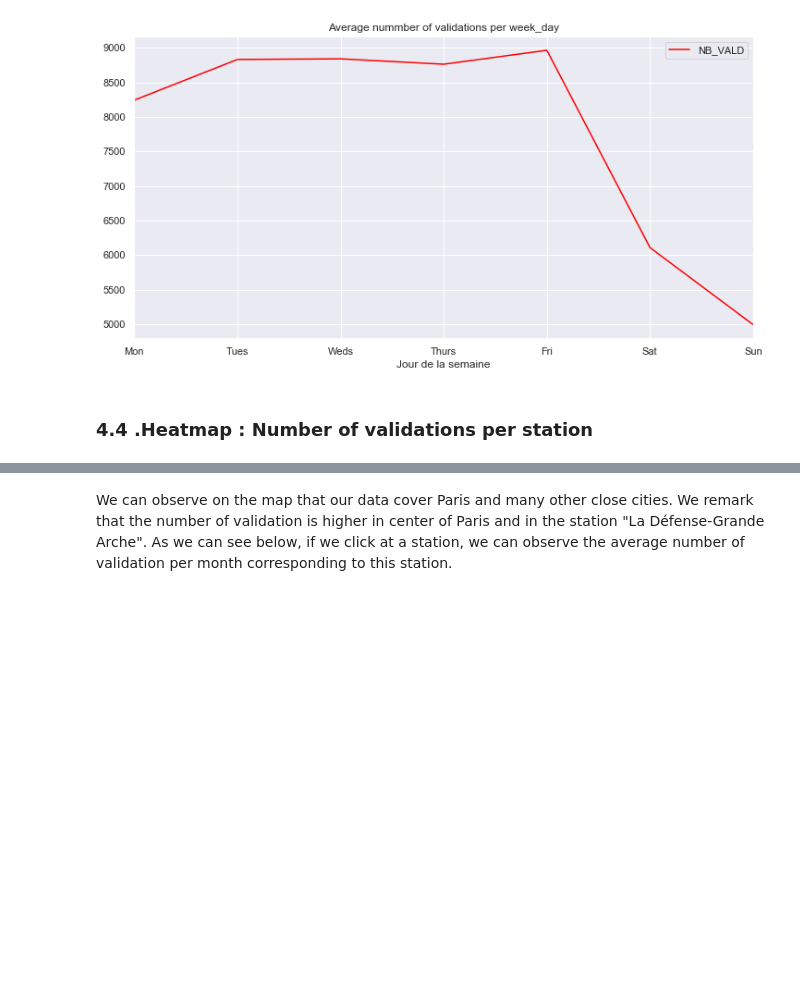
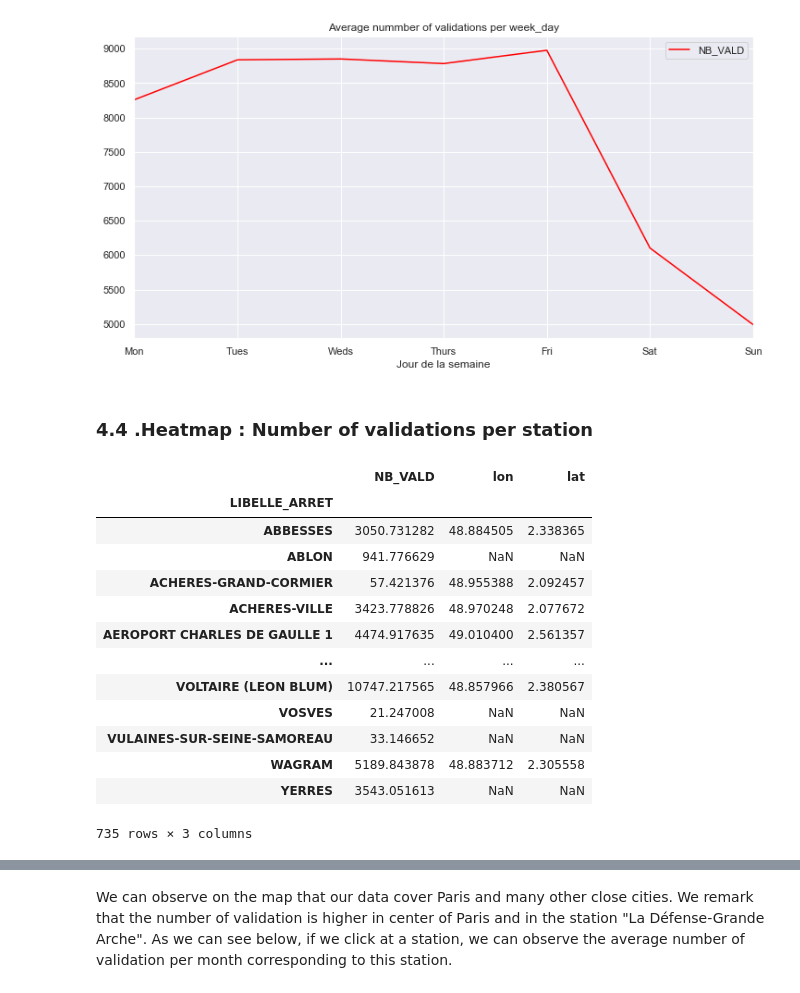
Before and after one commit to p-desaintchamas/datacamp-challenge-creation, a Jupyter notebook: starting_kit.ipynb, the cells around one changed output, grey strips where cells are left out. Cells and saved outputs as stored; diff of their text form; code cells hidden in the pictures; blank space fills up the shorter version.

```diff
--- a/starting_kit.ipynb
+++ b/starting_kit.ipynb
@@ -316 +314,18 @@ data_map.to_clipboard()
+# %%
+X_train.groupby(['LIBELLE_ARRET']).agg({'NB_VALD': 'mean','lon':'mean','lat':'mean'}).reset_index()
+# %% [output]
+|  | NB_VALD | lon | lat |
+| LIBELLE_ARRET |  |  |  |
+| ABBESSES | 3050.731282 | 48.884505 | 2.338365 |
+| ABLON | 941.776629 | NaN | NaN |
+| ACHERES-GRAND-CORMIER | 57.421376 | 48.955388 | 2.092457 |
+| ACHERES-VILLE | 3423.778826 | 48.970248 | 2.077672 |
+| AEROPORT CHARLES DE GAULLE 1 | 4474.917635 | 49.010400 | 2.561357 |
+| ... | ... | ... | ... |
+| VOLTAIRE (LEON BLUM) | 10747.217565 | 48.857966 | 2.380567 |
+| VOSVES | 21.247008 | NaN | NaN |
+| VULAINES-SUR-SEINE-SAMOREAU | 33.146652 | NaN | NaN |
+| WAGRAM | 5189.843878 | 48.883712 | 2.305558 |
+| YERRES | 3543.051613 | NaN | NaN |
+735 rows × 3 columns
 # %%
```
Also changed, not shown: parts of 12 cells of this notebook.
